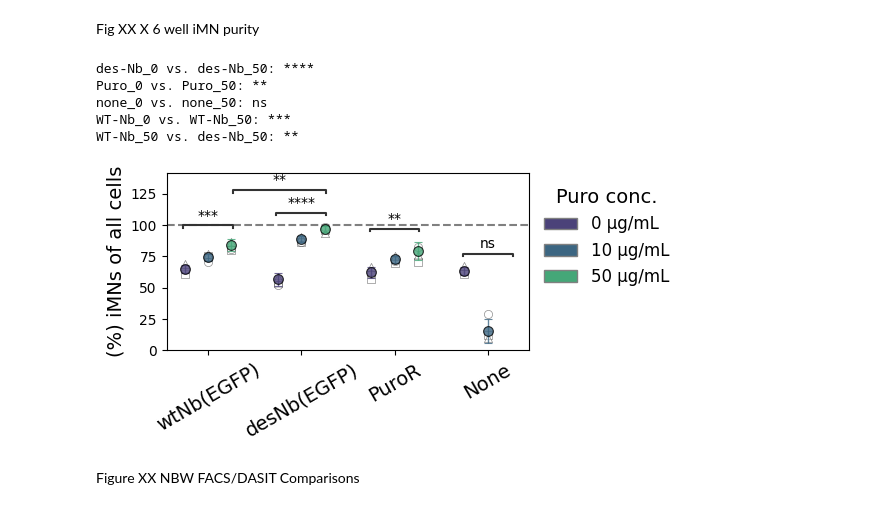
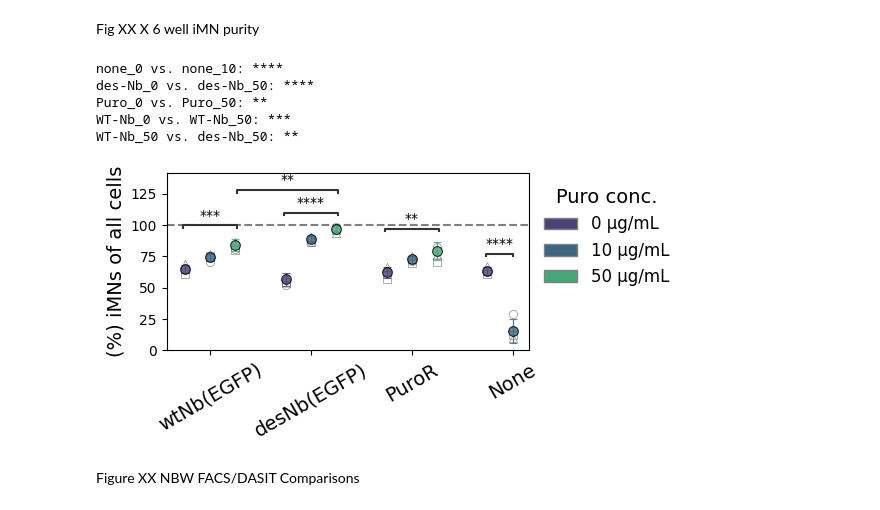
Before and after one commit to GallowayLabMIT/dasit_manuscript, a Jupyter notebook: Figure_XX_iMN/6_iMN_purify.ipynb, the cells around one changed output. Drawn from its saved outputs; the diff is of its cells as text; code cells hidden in the pictures.

```diff
--- a/Figure_XX_iMN/6_iMN_purify.ipynb
+++ b/Figure_XX_iMN/6_iMN_purify.ipynb
@@ -1121,7 +1119,7 @@ pairs = [
          (('des-Nb', 0), ('des-Nb', 50)),
          (('Puro', 0), ('Puro', 50)),
          (('WT-Nb', 50), ('des-Nb', 50)),
-         (('none', 0), ('none', 50))
+         (('none', 0), ('none', 10))
 
 
          ]
@@ -1359,7 +1357,7 @@ pairs = [
          (('des-Nb', 0), ('des-Nb', 50)),
          (('Puro', 0), ('Puro', 50)),
          (('WT-Nb', 50), ('des-Nb', 50)),
-         (('none', 0), ('none', 50))
+         (('none', 0), ('none', 10))
 
 
          ]
@@ -1405,35 +1403,35 @@ annotator = Annotator(
     pairs=pairs,
     data=subset,
     x=x,
     y=y,
     hue=hue,
     order=order,
     hue_order=hue_order,
 )
 
 annotator.configure(
     test='t-test_ind',
     text_format='full',
     loc='inside',
     line_height=0.02,
     text_offset=2
 )
 
 annotator.set_custom_annotations(annotations)
 annotator.annotate()
 
 
 fig.tight_layout()
 
 plottitle = 'Figure_XX_iMN_6_purity.svg'
 plt.savefig(rd.outfile(output_path/plottitle),bbox_inches='tight')
 # %% [output]
+none_0 vs. none_10: ****
 des-Nb_0 vs. des-Nb_50: ****
 Puro_0 vs. Puro_50: **
-none_0 vs. none_50: ns
 WT-Nb_0 vs. WT-Nb_50: ***
 WT-Nb_50 vs. des-Nb_50: **
-[figure, old version]
+[figure, new version]
 # %% [markdown]
 Figure XX NBW FACS/DASIT Comparisons
 # %%
```
Also changed, not shown: parts of 11 cells of this notebook.
